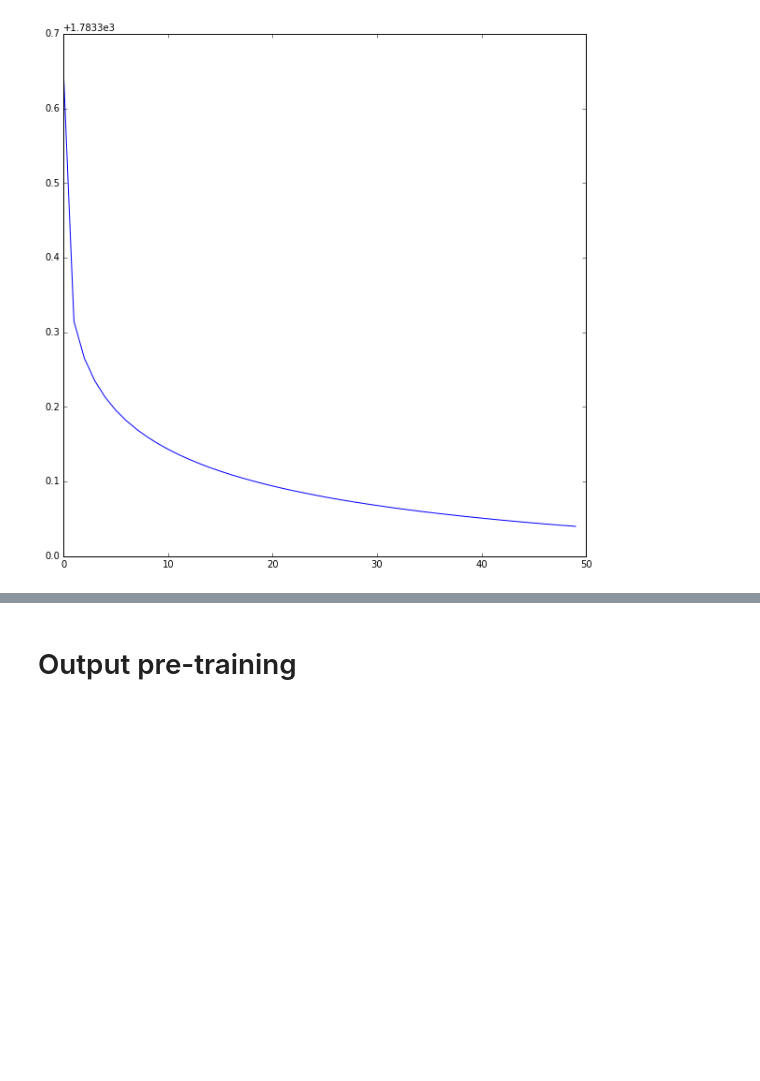
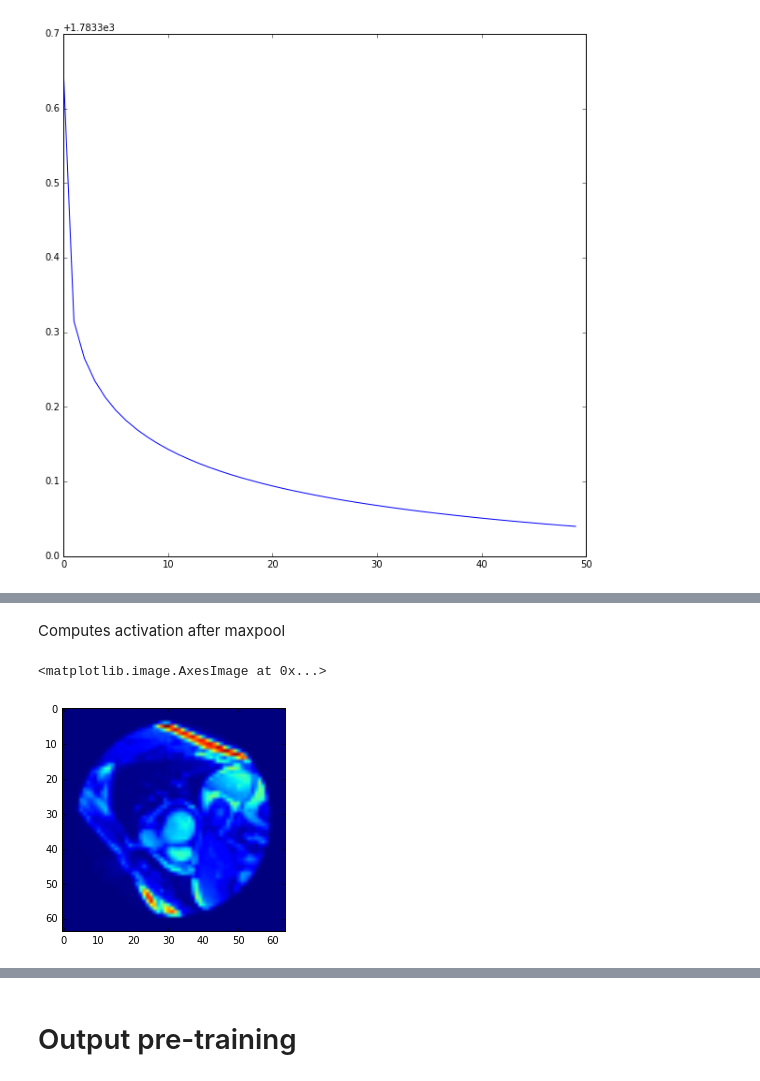
Before and after one commit to tbordierK/mva, a Jupyter notebook: medical/code/automatic_detection.ipynb, the cells around one changed output, grey strips where cells are left out. Drawn from its saved outputs; the diff is of its cells as text; code cells hidden in the pictures; blank space fills up the shorter version.

```diff
--- a/medical/code/automatic_detection.ipynb
+++ b/medical/code/automatic_detection.ipynb
@@ -195,0 +231,5 @@ plt.plot(history.history['loss'])
+# %%
+file_h5 = h5py.File(PATH_TRAINING,'r')
+n = file_h5['X'].shape[0]
+# %% [markdown]
+Computes activation after maxpool
@@ -195,0 +246,3 @@ plt.plot(history.history['loss'])
+# %%
+img_nb = 1
+img = file_h5['X'][img_nb]
@@ -195,0 +251,5 @@ plt.plot(history.history['loss'])
+# %%
+plt.imshow(img)
+# %% [output]
+<matplotlib.image.AxesImage at 0x...>
+[figure, added]
```
Also changed, not shown: parts of 61 cells of this notebook, 1 other file.
